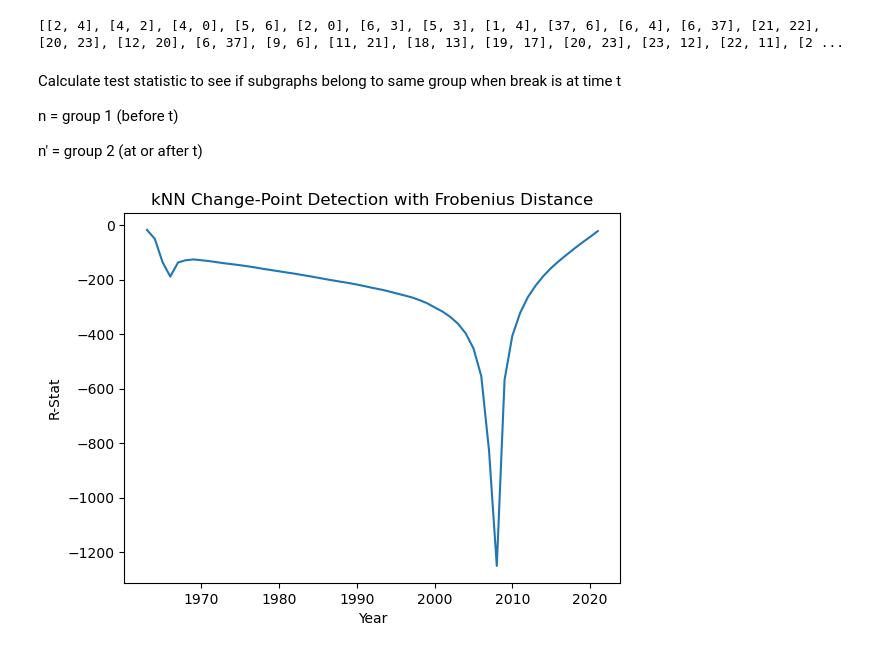
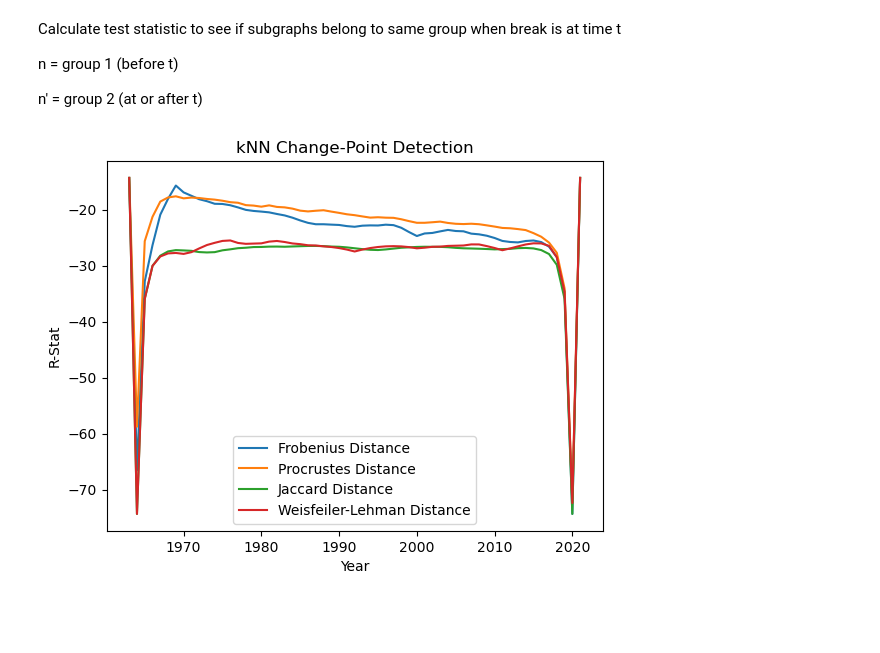
Before and after one commit to soschuetze/Trade-GNN-ChangePoint, a Jupyter notebook: notebooks/change_point_detection.ipynb, the cells around one changed output. Drawn from its saved outputs; the diff is of its cells as text; code cells hidden in the pictures; blank space fills up the shorter version.

Commit message:
Weisfeiler-lehman kernel

```diff
--- a/notebooks/change_point_detection.ipynb
+++ b/notebooks/change_point_detection.ipynb
@@ -48,10 +68,28 @@ with open('../distances/frobenius_distance_exports.pkl', 'rb') as file:
+# %%
+jaccard_distances_exports = pairwise_distance(export_graphs, jaccard_distance)
+# %%
+import grakel as gk
+from grakel.kernels import WeisfeilerLehman
+from grakel.utils import graph_from_networkx
+
+for g in export_graphs:
+    nx.set_node_attributes(g, 1, 'label')
+
+# Assuming G1 and G2 are your graphs
+G = graph_from_networkx(export_graphs, node_labels_tag='label')
+
+# Initialize a Weisfeiler-Lehman kernel
+gk = WeisfeilerLehman(normalize=True)
+
+G
+# Compute the kernel matrix
+kernel_matrix = gk.fit_transform(G)
 # %%
 # For each graph, get the 5 graphs most similar to it
-most_similar_graphs = [list(frob_exports[i].argsort()[1:3]) for i in range(frob_exports.shape[0])]
-
-print(most_similar_graphs)
+most_similar_frob = [list(frob_exports[i].argsort()[1:10]) for i in range(frob_exports.shape[0])]
+most_similar_pro = [list(pro_exports[i].argsort()[1:10]) for i in range(pro_exports.shape[0])]
+most_similar_jac = [list(jaccard_distances_exports[i].argsort()[1:10]) for i in range(jaccard_distances_exports.shape[0])]
+most_similar_wl = [list((-kernel_matrix[i]).argsort()[1:10]) for i in range(frob_exports.shape[0])]
-# %% [output]
-[[2, 4], [4, 2], [4, 0], [5, 6], [2, 0], [6, 3], [5, 3], [1, 4], [37, 6], [6, 4], [6, 37], [21, 22], [20, 23], [12, 20], [6, 37], [9, 6], [11, 21], [18, 13], [19, 17], [20, 23], [23, 12], [22, 11], [2 ...
 # %% [markdown]
 Calculate test statistic to see if subgraphs belong to same group when break is at time t
 
@@ -98,11 +139,20 @@ for t in range(1,N):
+# %%
+r_stat_fro = knn_change_point(most_similar_frob)
+r_stat_pro = knn_change_point(most_similar_pro)
+r_stat_jac = knn_change_point(most_similar_jac)
+r_stat_wl = knn_change_point(most_similar_wl)
 # %%
 t_range = range(1963,2022)
 # %%
 # Create a line graph of r_stat
-plt.plot(t_range,r_stat)
-plt.title('kNN Change-Point Detection with Frobenius Distance')
+plt.plot(t_range,r_stat_fro, label='Frobenius Distance')
+plt.plot(t_range,r_stat_pro, label='Procrustes Distance')
+plt.plot(t_range,r_stat_jac, label='Jaccard Distance')
+plt.plot(t_range,r_stat_wl, label='Weisfeiler-Lehman Distance')
+plt.title('kNN Change-Point Detection')
 plt.xlabel('Year')
 plt.ylabel('R-Stat')
+plt.legend()
 plt.show()
 # %% [output]
-[figure, old version]
+[figure, new version]
```
Also changed, not shown: parts of 3 cells of this notebook.
